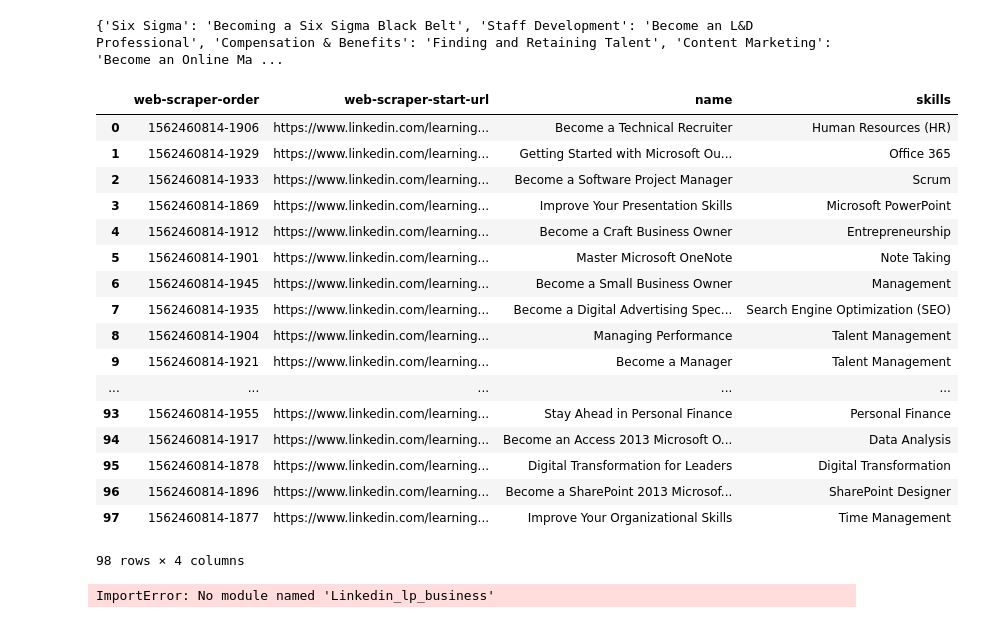
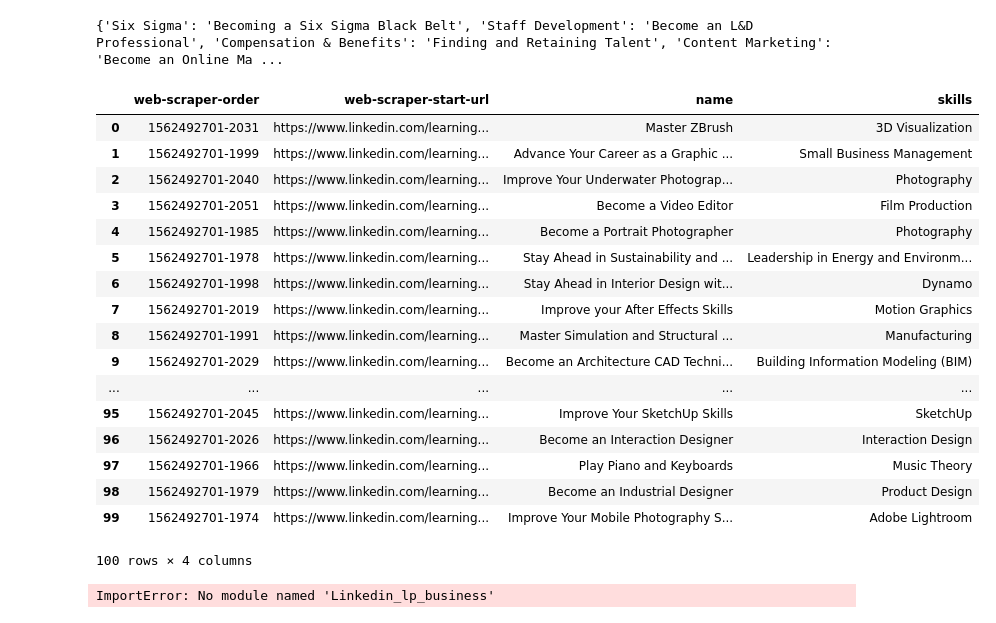
Before and after one commit to acheamponge/mooc, a Jupyter notebook: Untitled.ipynb, the cells around one changed output. Saved outputs shown, nothing was run; the diff lists cells and outputs as text; code cells hidden in the pictures.

```diff
--- a/Untitled.ipynb
+++ b/Untitled.ipynb
@@ -97,48 +97,48 @@ linkedin_learning_path_business_authors()
 # %% [output]
 {'Six Sigma': 'Becoming a Six Sigma Black Belt', 'Staff Development': 'Become an L&D Professional', 'Compensation & Benefits': 'Finding and Retaining Talent', 'Content Marketing': 'Become an Online Ma ...
 # %%
-class Linkedin_lp_business(object):
+class Linkedin_lp_creative(object):
 
     def __init__(self):
-        self.df_blp = pd.read_csv('learning_path_bus.csv')
+        self.df_clp = pd.read_csv('learning_path_cre.csv')
 
     def csv(self):
         '''This is a method that returns a CSV file of all the learning paths in the business category.'''
-        return(self.df_blp)
+        return(self.df_clp)
 
     def courseList(self):
         '''This is a method that returns a list of all the learning paths in the business category.'''
-        return(self.df_blp['name'].tolist())
+        return(self.df_clp['name'].tolist())
 
     def skillsList(self):
         '''This is a method that returns a list of all the skills in the business category.'''
-        return(self.df_blp.groupby('skills').count().index.tolist())
+        return(self.df_clp.groupby('skills').count().index.tolist())
 
     def skillsdict(self):
         '''This is a method that returns a dictionary of skills and their learning paths in the business category.'''
-        return(self.df_blp.groupby('skills')['name'].apply(list).to_dict())
+        return(self.df_clp.groupby('skills')['name'].apply(list).to_dict())
 
-a=Linkedin_lp_business()
+a=Linkedin_lp_creative()
 a.csv()
 # %% [output]
 |  | web-scraper-order | web-scraper-start-url | name | skills |
-| 0 | 1562460814-1906 | https://www.linkedin.com/learning... | Become a Technical Recruiter | Human Resources (HR) |
-| 1 | 1562460814-1929 | https://www.linkedin.com/learning... | Getting Started with Microsoft Ou... | Office 365 |
-| 2 | 1562460814-1933 | https://www.linkedin.com/learning... | Become a Software Project Manager | Scrum |
-| 3 | 1562460814-1869 | https://www.linkedin.com/learning... | Improve Your Presentation Skills | Microsoft PowerPoint |
-| 4 | 1562460814-1912 | https://www.linkedin.com/learning... | Become a Craft Business Owner | Entrepreneurship |
-| 5 | 1562460814-1901 | https://www.linkedin.com/learning... | Master Microsoft OneNote | Note Taking |
-| 6 | 1562460814-1945 | https://www.linkedin.com/learning... | Become a Small Business Owner | Management |
-| 7 | 1562460814-1935 | https://www.linkedin.com/learning... | Become a Digital Advertising Spec... | Search Engine Optimization (SEO) |
-| 8 | 1562460814-1904 | https://www.linkedin.com/learning... | Managing Performance | Talent Management |
-| 9 | 1562460814-1921 | https://www.linkedin.com/learning... | Become a Manager | Talent Management |
+| 0 | 1562492701-2031 | https://www.linkedin.com/learning... | Master ZBrush | 3D Visualization |
+| 1 | 1562492701-1999 | https://www.linkedin.com/learning... | Advance Your Career as a Graphic ... | Small Business Management |
+| 2 | 1562492701-2040 | https://www.linkedin.com/learning... | Improve Your Underwater Photograp... | Photography |
+| 3 | 1562492701-2051 | https://www.linkedin.com/learning... | Become a Video Editor | Film Production |
+| 4 | 1562492701-1985 | https://www.linkedin.com/learning... | Become a Portrait Photographer | Photography |
+| 5 | 1562492701-1978 | https://www.linkedin.com/learning... | Stay Ahead in Sustainability and ... | Leadership in Energy and Environm... |
+| 6 | 1562492701-1998 | https://www.linkedin.com/learning... | Stay Ahead in Interior Design wit... | Dynamo |
+| 7 | 1562492701-2019 | https://www.linkedin.com/learning... | Improve your After Effects Skills | Motion Graphics |
+| 8 | 1562492701-1991 | https://www.linkedin.com/learning... | Master Simulation and Structural ... | Manufacturing |
+| 9 | 1562492701-2029 | https://www.linkedin.com/learning... | Become an Architecture CAD Techni... | Building Information Modeling (BIM) |
 | ... | ... | ... | ... | ... |
-| 93 | 1562460814-1955 | https://www.linkedin.com/learning... | Stay Ahead in Personal Finance | Personal Finance |
-| 94 | 1562460814-1917 | https://www.linkedin.com/learning... | Become an Access 2013 Microsoft O... | Data Analysis |
-| 95 | 1562460814-1878 | https://www.linkedin.com/learning... | Digital Transformation for Leaders | Digital Transformation |
-| 96 | 1562460814-1896 | https://www.linkedin.com/learning... | Become a SharePoint 2013 Microsof... | SharePoint Designer |
-| 97 | 1562460814-1877 | https://www.linkedin.com/learning... | Improve Your Organizational Skills | Time Management |
+| 95 | 1562492701-2045 | https://www.linkedin.com/learning... | Improve Your SketchUp Skills | SketchUp |
+| 96 | 1562492701-2026 | https://www.linkedin.com/learning... | Become an Interaction Designer | Interaction Design |
+| 97 | 1562492701-1966 | https://www.linkedin.com/learning... | Play Piano and Keyboards | Music Theory |
+| 98 | 1562492701-1979 | https://www.linkedin.com/learning... | Become an Industrial Designer | Product Design |
+| 99 | 1562492701-1974 | https://www.linkedin.com/learning... | Improve Your Mobile Photography S... | Adobe Lightroom |
-98 rows × 4 columns
+100 rows × 4 columns
 # %%
 import Linkedin_lp_business
 
```
Also changed, not shown: 2 other files.
